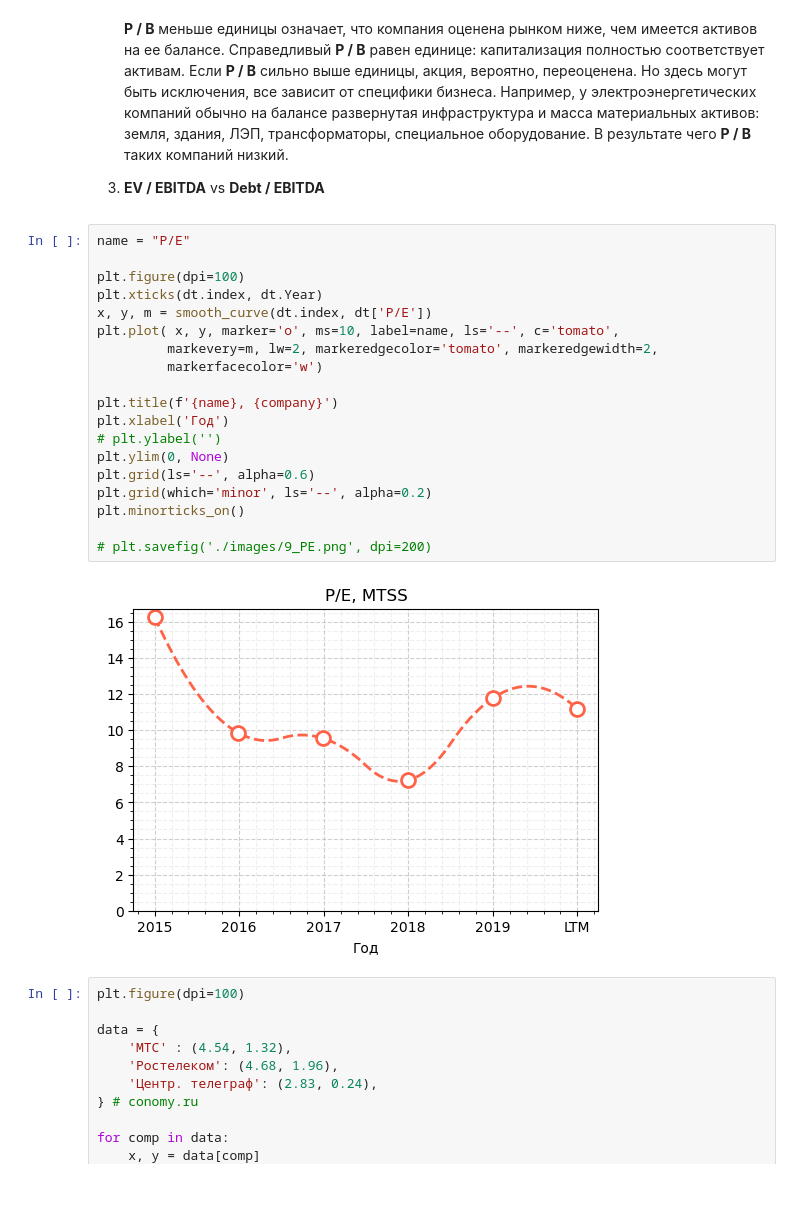
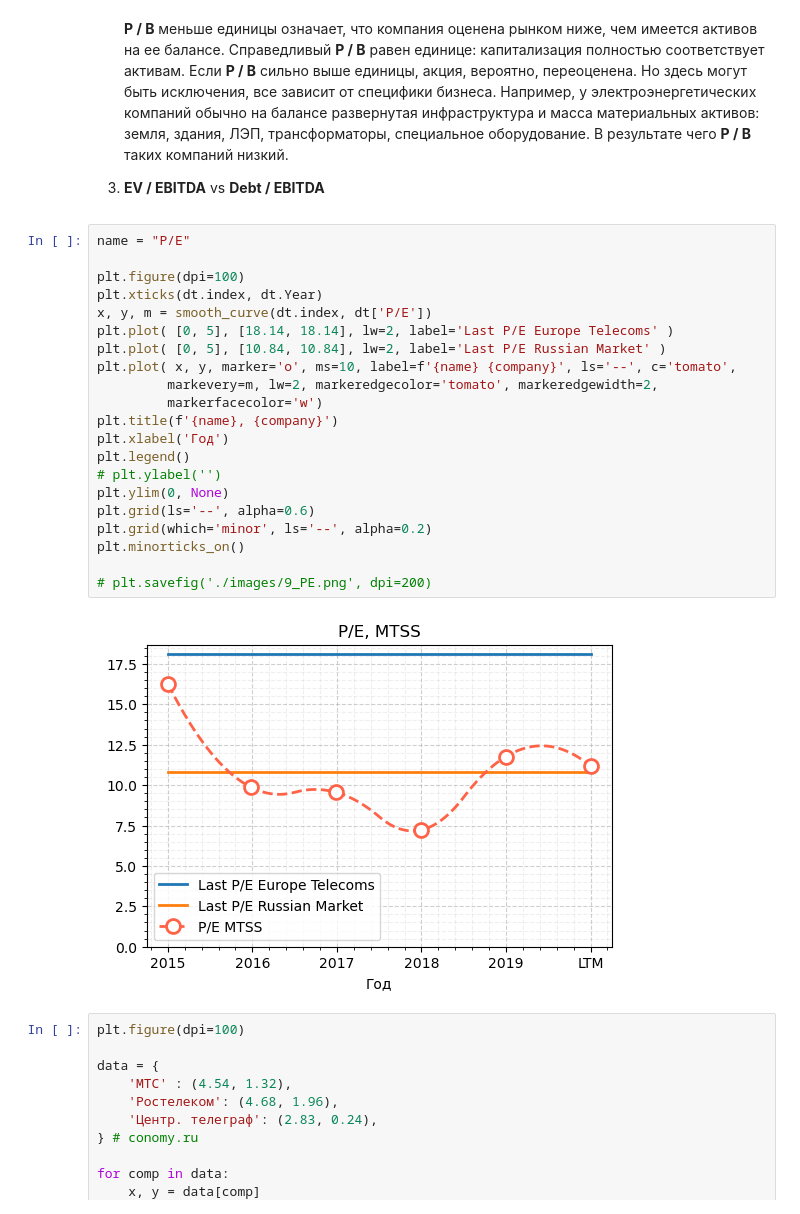
Before and after one commit to young-investors/CA, a Jupyter notebook: sources/MTSS/MTSS.ipynb, the cells around one changed output. Cells and saved outputs as stored; diff of their text form.

```diff
--- a/sources/MTSS/MTSS.ipynb
+++ b/sources/MTSS/MTSS.ipynb
@@ -365,24 +365,26 @@ plt.minorticks_on()
 # %%
 name = "P/E"
 
 plt.figure(dpi=100)
 plt.xticks(dt.index, dt.Year)
 x, y, m = smooth_curve(dt.index, dt['P/E'])
-plt.plot( x, y, marker='o', ms=10, label=name, ls='--', c='tomato',
+plt.plot( [0, 5], [18.14, 18.14], lw=2, label='Last P/E Europe Telecoms' )
+plt.plot( [0, 5], [10.84, 10.84], lw=2, label='Last P/E Russian Market' )
+plt.plot( x, y, marker='o', ms=10, label=f'{name} {company}', ls='--', c='tomato',
          markevery=m, lw=2, markeredgecolor='tomato', markeredgewidth=2,
          markerfacecolor='w')
-
 plt.title(f'{name}, {company}')
 plt.xlabel('Год')
+plt.legend()
 # plt.ylabel('')
 plt.ylim(0, None)
 plt.grid(ls='--', alpha=0.6)
 plt.grid(which='minor', ls='--', alpha=0.2)
 plt.minorticks_on()
 
 # plt.savefig('./images/9_PE.png', dpi=200)
 # %% [output]
-[figure, old version]
+[figure, new version]
 # %%
 plt.figure(dpi=100)
 
```
Also changed, not shown: parts of 2 cells of this notebook, 13 other files.
